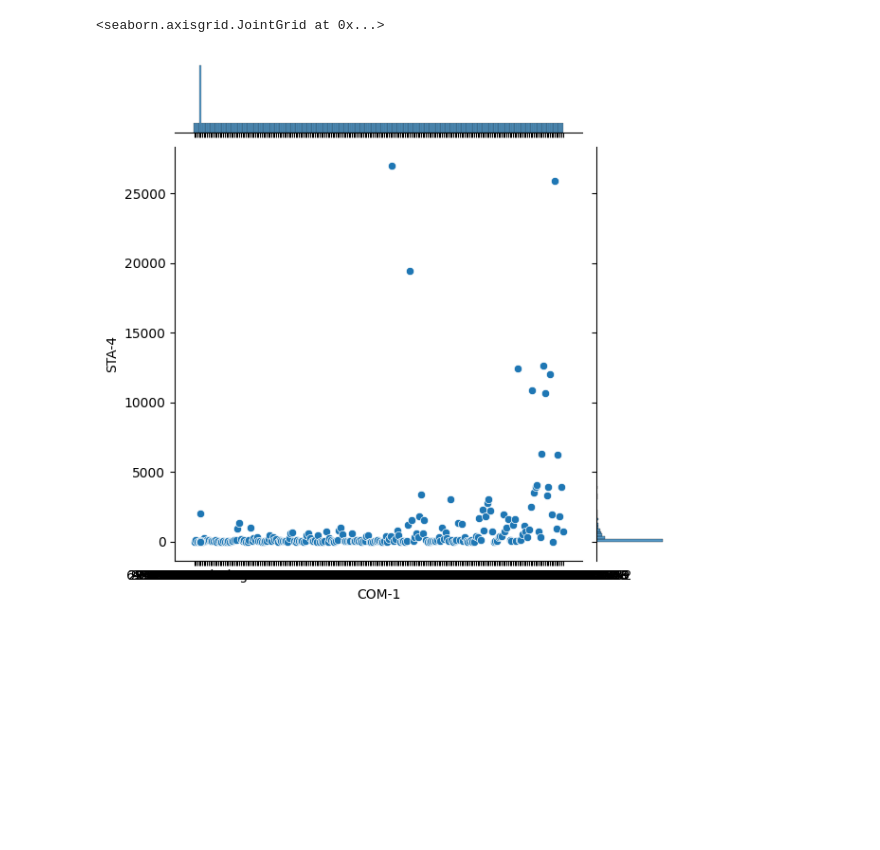
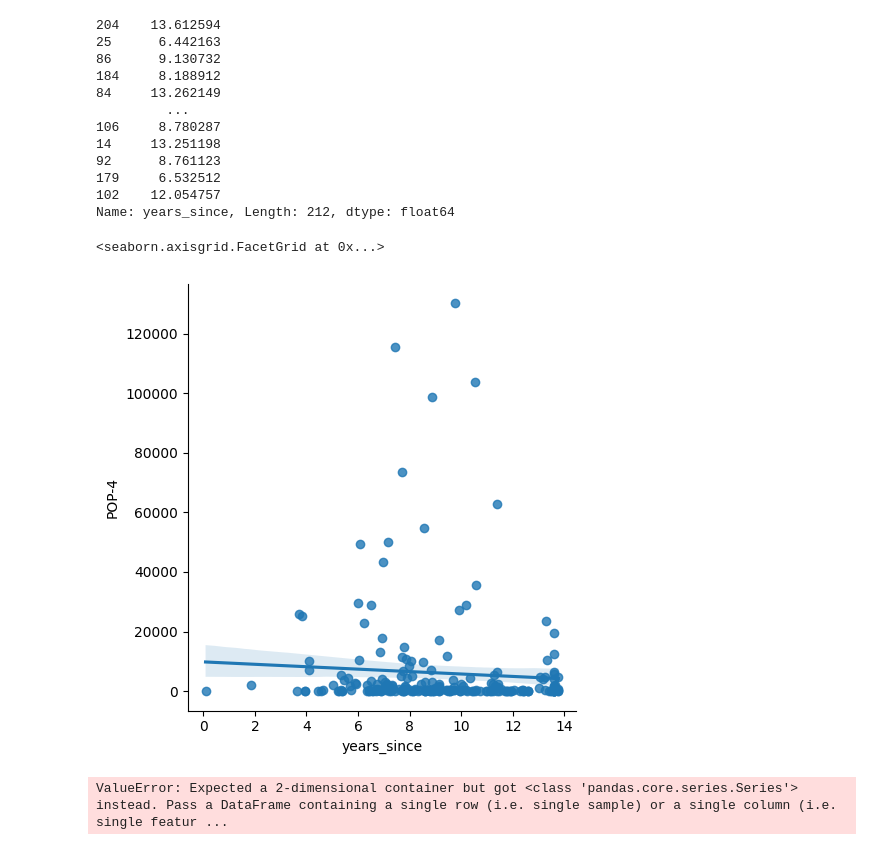
Before and after one commit to m-kudahl/suspred, a Jupyter notebook: linear.ipynb, the cells around one changed output. Saved outputs shown, nothing was run; the diff lists cells and outputs as text; code cells hidden in the pictures; blank space fills up the shorter version.

Commit message:
Pred Test

```diff
--- a/linear.ipynb
+++ b/linear.ipynb
@@ -0,0 +7,10 @@
+# %%
+df = pd.read_csv("project_metrics_v3.csv")
+# %%
+df['STA-1'] = pd.to_datetime(df['STA-1'])
+# Step 2: Calculate the difference in years without NumPy
+reference_date = pd.to_datetime('2023-01-01')  # Choose a reference date
+df['years_since'] = (reference_date - df['STA-1']).dt.days / 365.25
+
+# Display only the 'years_since' column
+print(df['years_since'])
@@ -33,5 +62,28 @@ df.describe()
+# %%
+X = df['years_since']
+y = df['POP-4']
+
+X_train, X_test, y_train, y_test = train_test_split(X,y, test_size=0.1, random_state=42)
+
+X_train
+# %% [output]
+204    13.612594
+25      6.442163
+86      9.130732
+184     8.188912
+84     13.262149
+         ...
+106     8.780287
+14     13.251198
+92      8.761123
+179     6.532512
+102    12.054757
+Name: years_since, Length: 212, dtype: float64
 # %%
-sns.jointplot(x="STA-4", y="COM-1", data=df)
+sns.lmplot(x = 'years_since',
+           y = 'POP-4',
+           data = df
+           )
 # %% [output]
-<seaborn.axisgrid.JointGrid at 0x...>
+<seaborn.axisgrid.FacetGrid at 0x...>
-[figure, old version]
+[figure, new version]
@@ -37,0 +92,5 @@ sns.jointplot(x="STA-4", y="COM-1", data=df)
+# %%
+lm.fit(X_train, y_train)
+LinearRegression()
+# %% [output]
+ValueError: Expected a 2-dimensional container but got <class 'pandas.core.series.Series'> instead. Pass a DataFrame containing a single row (i.e. single sample) or a single column (i.e. single featur ...
```
Also changed, not shown: parts of 9 cells of this notebook.
